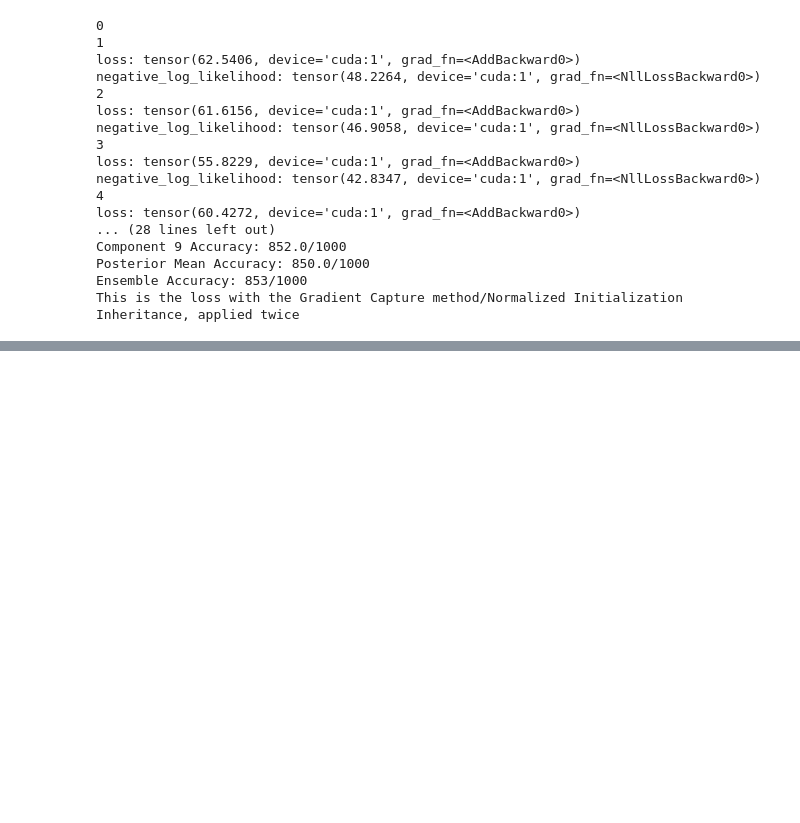
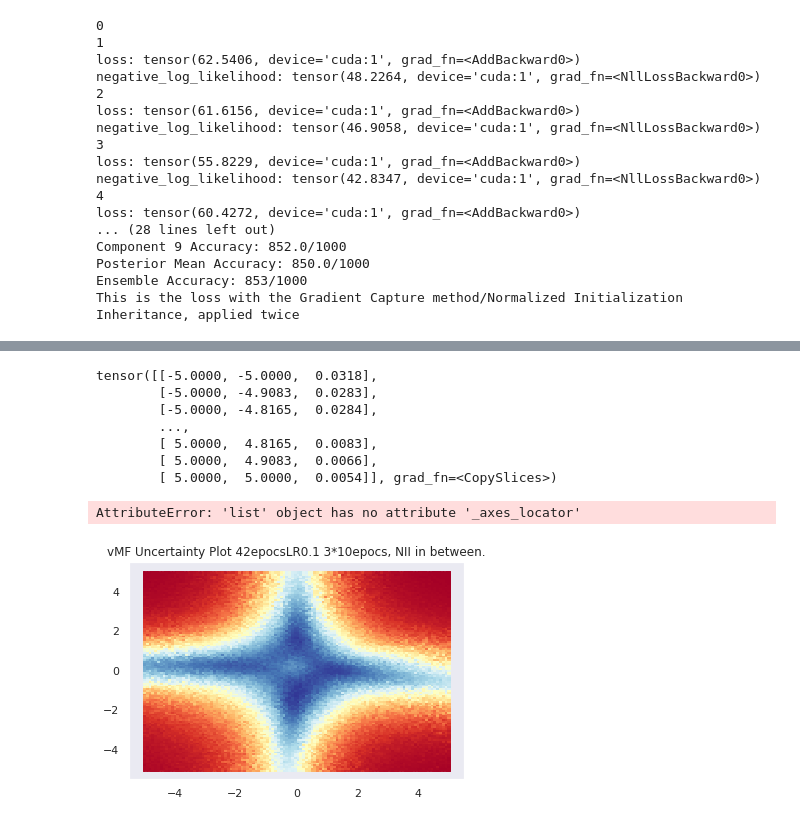
Before and after one commit to LeifMartin/BNN, a Jupyter notebook: Experiments.ipynb, the cells around one changed output, grey strips where cells are left out. Saved outputs shown, nothing was run; the diff lists cells and outputs as text; code cells hidden in the pictures; blank space fills up the shorter version.

```diff
--- a/Experiments.ipynb
+++ b/Experiments.ipynb
@@ -743 +755,20 @@ plt.scatter(Temps[:,0].detach().numpy(), Temps[:,1].detach().numpy(), s=69000/(R
+# %%
+print(Temps)
+plt.title('vMF Uncertainty Plot 42epocsLR0.1 3*10epocs, NII in between.')
+xy = [0,0.2,0.4,0.6,0.8,1]
+z = xy
+plt.scatter(Temps[:,0].detach().numpy(), Temps[:,1].detach().numpy(), s=69000/(RES**2), c=Temps[:,2].detach().numpy(), cmap='RdYlBu', marker='s')
+plt.colorbar(cax=xy)
+
+#plt.show()
+# %% [output]
+tensor([[-5.0000, -5.0000,  0.0318],
+        [-5.0000, -4.9083,  0.0283],
+        [-5.0000, -4.8165,  0.0284],
+        ...,
+        [ 5.0000,  4.8165,  0.0083],
+        [ 5.0000,  4.9083,  0.0066],
+        [ 5.0000,  5.0000,  0.0054]], grad_fn=<CopySlices>)
+AttributeError: 'list' object has no attribute '_axes_locator'
+[figure, added]
 # %%
```
Also changed, not shown: parts of 6 cells of this notebook.
